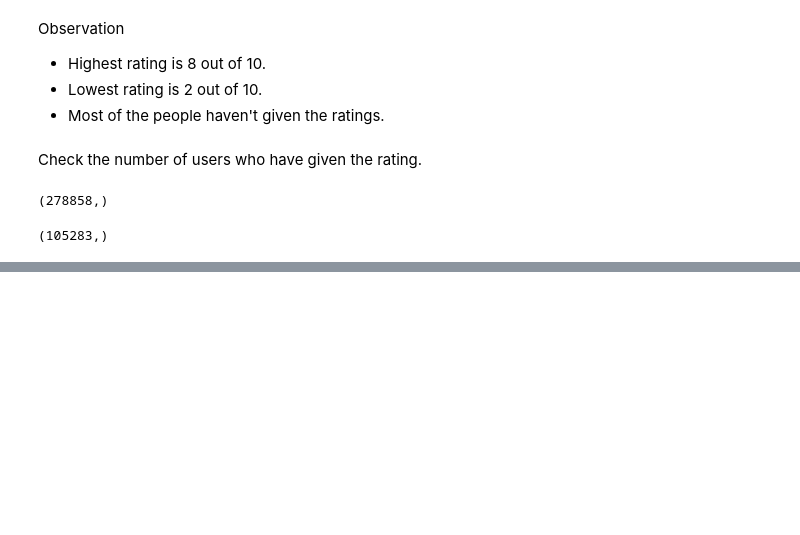
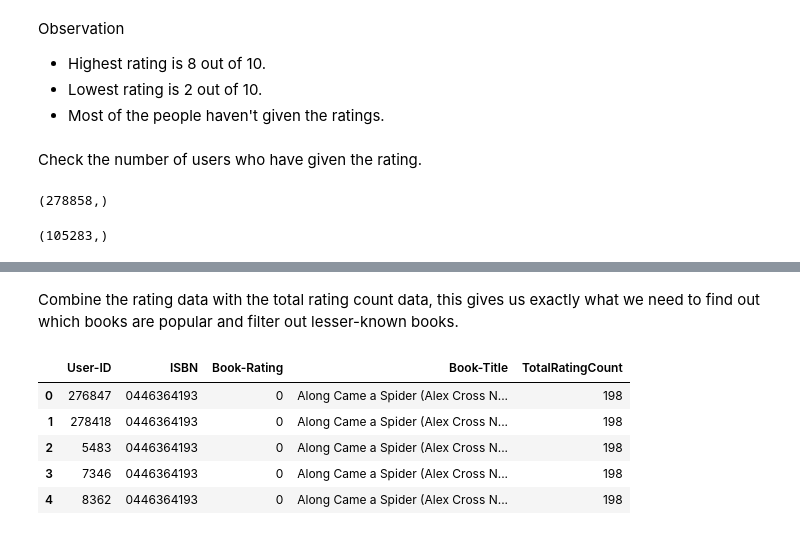
Before and after one commit to Aaryant31/Book-Recommendation-System, a Jupyter notebook: Rahul_Kumar_Soni_Book_Recommendation_System.ipynb, the cells around one changed output, grey strips where cells are left out. Cells and saved outputs as stored; diff of their text form; code cells hidden in the pictures; blank space fills up the shorter version.

```diff
--- a/Rahul_Kumar_Soni_Book_Recommendation_System.ipynb
+++ b/Rahul_Kumar_Soni_Book_Recommendation_System.ipynb
@@ -272,0 +358,9 @@ ratings_df['User-ID'].value_counts().shape
+# %%
+book_ratingCount = (combine_book_rating.
+     groupby(by = ['Book-Title'])['Book-Rating'].
+     count().
+     reset_index().
+     rename(columns = {'Book-Rating': 'TotalRatingCount'})
+     [['Book-Title', 'TotalRatingCount']]
+    )
+book_ratingCount.head()
@@ -272,0 +374,12 @@ ratings_df['User-ID'].value_counts().shape
+# %% [markdown]
+Combine the rating data with the total rating count data, this gives us exactly what we need to find out which books are popular and filter out lesser-known books.
+# %%
+rating_with_totalRatingCount = combine_book_rating.merge(book_ratingCount, left_on = 'Book-Title', right_on = 'Book-Title', how = 'left')
+rating_with_totalRatingCount.head()
+# %% [output]
+|  | User-ID | ISBN | Book-Rating | Book-Title | TotalRatingCount |
+| 0 | 276847 | 0446364193 | 0 | Along Came a Spider (Alex Cross N... | 198 |
+| 1 | 278418 | 0446364193 | 0 | Along Came a Spider (Alex Cross N... | 198 |
+| 2 | 5483 | 0446364193 | 0 | Along Came a Spider (Alex Cross N... | 198 |
+| 3 | 7346 | 0446364193 | 0 | Along Came a Spider (Alex Cross N... | 198 |
+| 4 | 8362 | 0446364193 | 0 | Along Came a Spider (Alex Cross N... | 198 |
```
Also changed, not shown: parts of 27 cells of this notebook.
